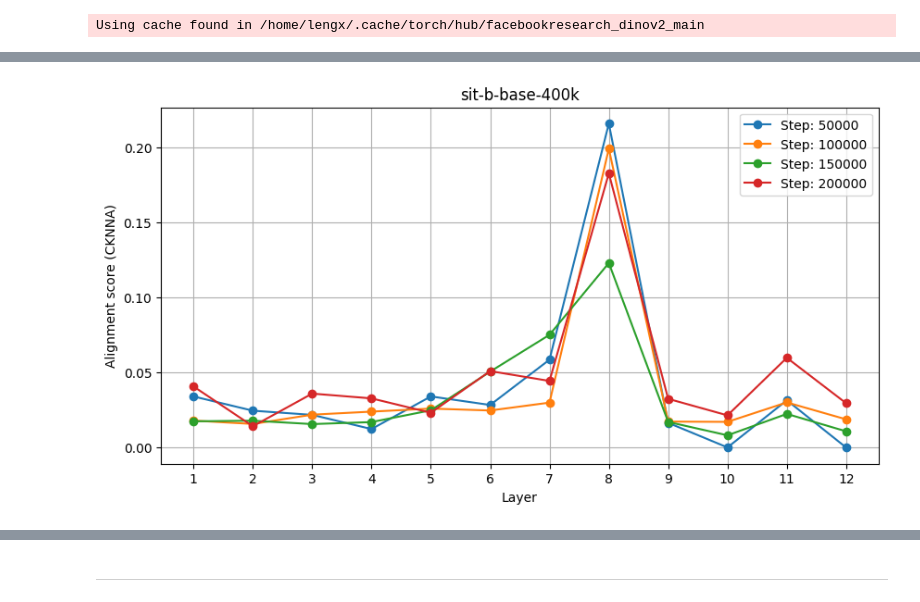
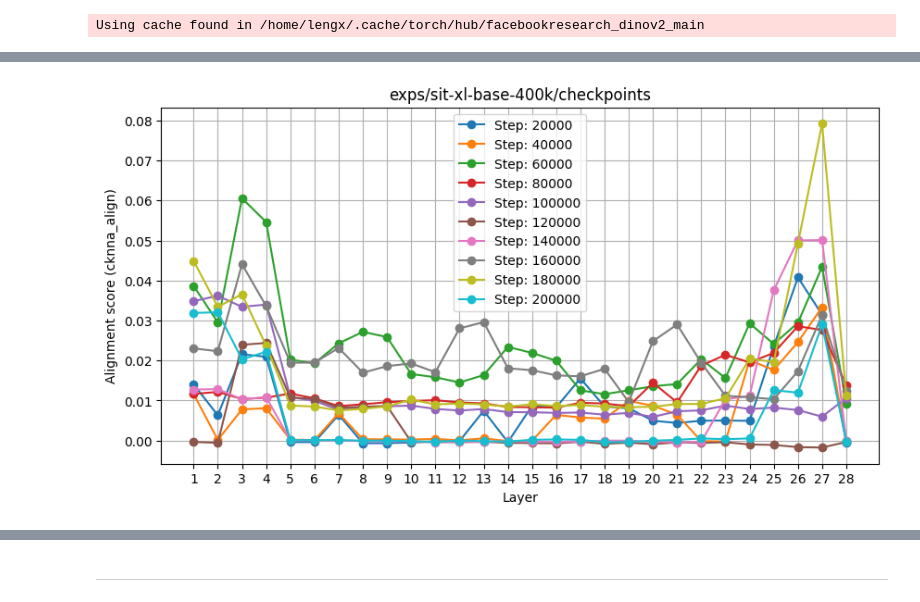
Before and after one commit to xingjianleng/REPA, a Jupyter notebook: notebooks/kernel_alignment_trend.ipynb, the cells around one changed output, grey strips where cells are left out. Saved outputs shown, nothing was run; the diff lists cells and outputs as text; code cells hidden in the pictures.

```diff
--- a/notebooks/kernel_alignment_trend.ipynb
+++ b/notebooks/kernel_alignment_trend.ipynb
@@ -168,8 +169,11 @@ for ckpt_path in ckpt_paths:
     # stats_frobenius_l2_norm = {}
     stats_cknna_align = {}
     stats_mutual_knn = {}
+    stats_p2p_align = {}
 
     for elem in sorted(os.listdir(ckpt_path)):
+        # Skip raw SiT checkpoints
+        if elem == "SiT-XL-2-256.pt": continue
         model = get_model(os.path.join(ckpt_path, elem))
 
         # Call gc
@@ -200,6 +204,7 @@ for ckpt_path in ckpt_paths:
 
         cknna_align = []
         mutual_knn_align = []
+        p2p_align = []
         for l in range(zs_tilde.shape[1]):
             # CKNNA method for alignment
             # print(zs_tilde[:, l].mean(dim=1).shape)
@@ -207,15 +212,25 @@ for ckpt_path in ckpt_paths:
             # break
             cknna = AlignmentMetrics.cknna(zs.mean(dim=1), zs_tilde[:, l].mean(dim=1), topk=10)
             mutual_knn = AlignmentMetrics.mutual_knn(zs.mean(dim=1), zs_tilde[:, l].mean(dim=1), topk=10)
+            p2p = AlignmentMetrics.patch2patch_kernel_alignment_score(zs, zs_tilde[:, l])
             cknna_align.append(cknna)
             mutual_knn_align.append(mutual_knn)
+            p2p_align.append(p2p)
 
-        step = int(elem[:-3]) if "last.pt" not in elem else 7_000_000
+        step = int(elem[:-3]) if elem != "last.pt" and elem != "SiT-XL-2-256_fixed.pt" else 7_000_000
         stats_cknna_align[step] = cknna_align
         stats_mutual_knn[step] =  mutual_knn_align
+        stats_p2p_align[step] = p2p_align
 
-    ckpt_stats[ckpt_path] = {"cknna_align": stats_cknna_align, "mutual_knn": stats_mutual_knn}
+    ckpt_stats[ckpt_path] = {"cknna_align": stats_cknna_align, "mutual_knn": stats_mutual_knn, "p2p_align": stats_p2p_align}
     # ckpt_stats[ckpt_path] = {"neg_cos_sim": stats_neg_cos_sim, "kernel_align_patch_l2": stats_frobenius_l2_norm, "cknna_align": stats_cknna_align, "mutual_knn": stats_mutual_knn}
+# %%
+# ckpt_stats_path = "ckpt_stats_sit_b.json"
+ckpt_stats_path = "ckpt_stats_sit_xl.json"
+
+if os.path.exists(ckpt_stats_path):
+    with open(ckpt_stats_path, "r") as f:
+        ckpt_stats = json.load(f)
 # %%
 print(ckpt_stats.keys())
 print(ckpt_stats[ckpt_paths[0]].keys())
@@ -239,32 +255,37 @@ if ckpt_paths[0] == "pretrained_models":
 # %%
 ### 3 plots for Figure 2 in the paper
 
 # k = "exps/sit-b-base-400k/checkpoints"
-k = "exps/sit-b-linear-dinov2-b-enc8-400k/checkpoints"
+# k = "exps/sit-b-linear-dinov2-b-enc8-400k/checkpoints"
+k = 'exps/sit-xl-base-400k/checkpoints'
+# k = 'exps/sit-xl-linear-dinov2-b-enc8-400k/checkpoints'
+
+metrics = "cknna_align"
+# metrics = "p2p_align"
 
 if k in ckpt_paths:
     plt.figure(figsize=(10, 5))
-    for step, align in ckpt_stats[k]["cknna_align"].items():
+    for step, align in ckpt_stats[k][metrics].items():
         plt.plot(np.array(range(len(align))) + 1, align, label=f"Step: {step}", marker='o')
     plt.xlabel("Layer")
-    plt.ylabel("Alignment score (CKNNA)")
-    plt.title("sit-b-base-400k")
+    plt.ylabel(f"Alignment score ({metrics})")
+    plt.title(k)
     plt.xticks(np.array(range(len(align))) + 1)
     plt.grid()
     plt.legend()
     plt.show()
 
 
 # if "exps/sit-b-linear-dinov2-b-enc8-400k/checkpoints" in ckpt_paths:
 #     plt.figure(figsize=(10, 5))
 #     for step, align in ckpt_stats["exps/sit-b-linear-dinov2-b-enc8-400k/checkpoints"]["cknna_align"].items():
 #         plt.plot(np.array(range(len(align))) + 1, align, label=f"Step: {step}", marker='o')
 #     plt.xlabel("Layer")
 #     plt.ylabel("Alignment score (CKNNA)")
 #     plt.title("sit-b-linear-dinov2-b-enc8-400k")
 #     plt.xticks(np.array(range(len(align))) + 1)
 #     plt.grid()
 #     plt.legend()
 #     plt.show()
 # %% [output]
-[figure, old version]
+[figure, new version]
```
Also changed, not shown: parts of 6 cells of this notebook, 3 other files.
